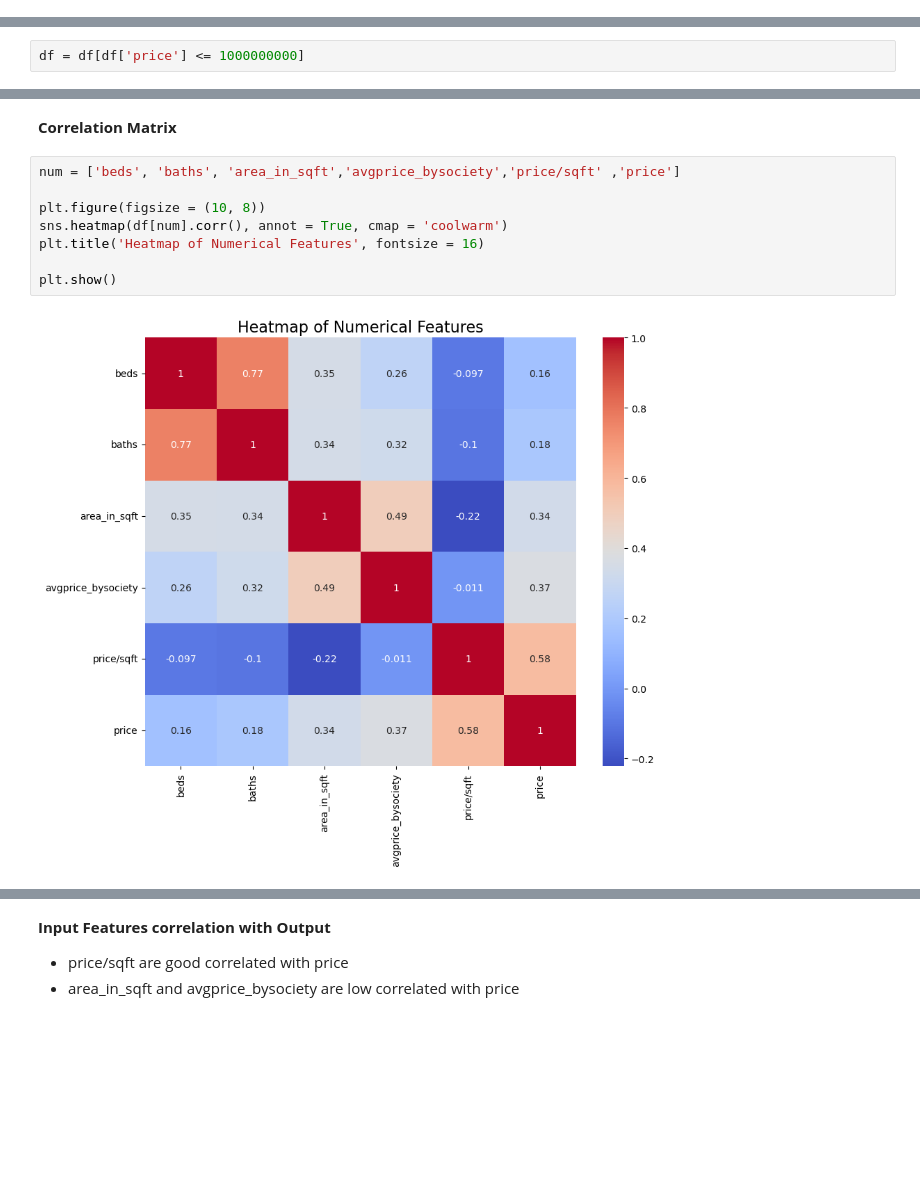
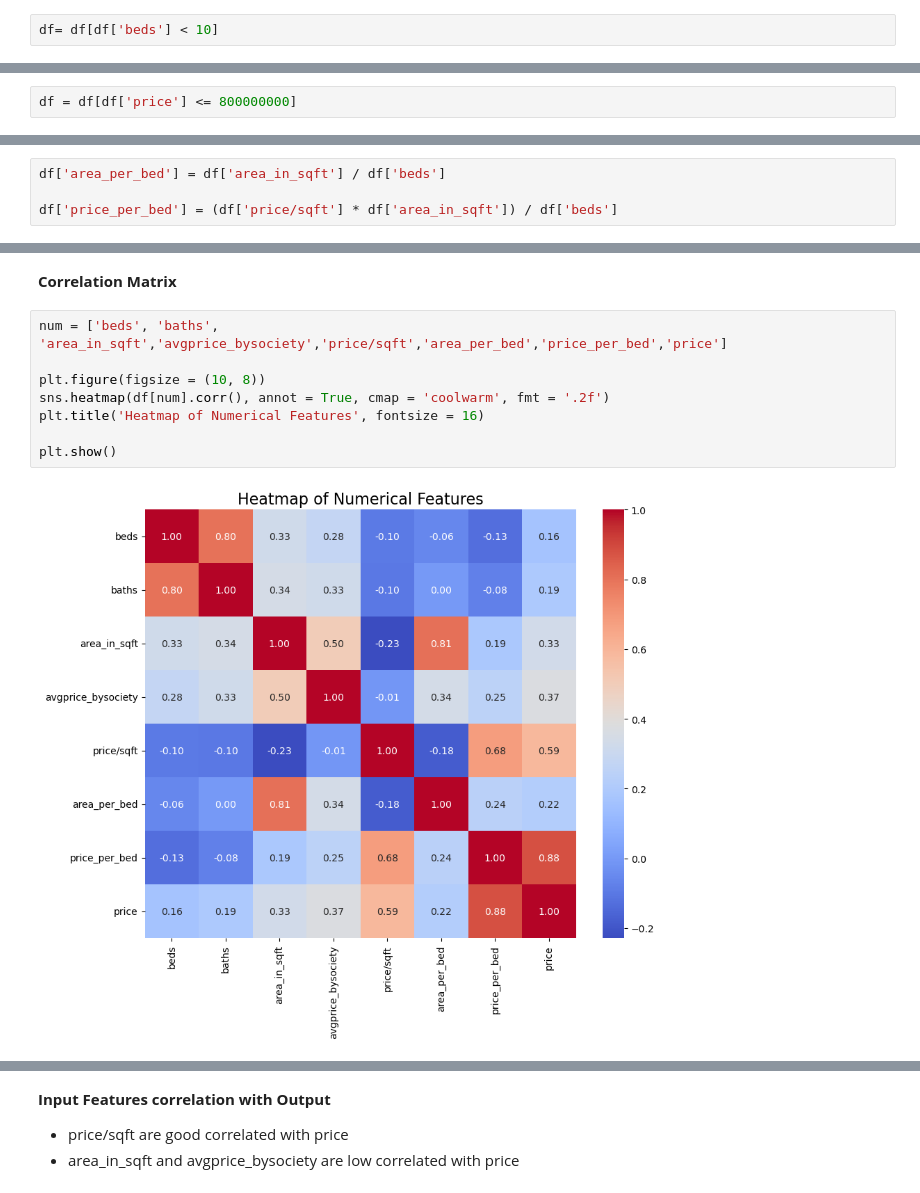
Before and after one commit to danisharain12/Price-Prediction-of-Karachi-Houses, a Jupyter notebook: Houses_Price_Prediction_of_Karachi.ipynb, the cells around one changed output, grey strips where cells are left out. Drawn from its saved outputs; the diff is of its cells as text; blank space fills up the shorter version.

```diff
--- a/Houses_Price_Prediction_of_Karachi.ipynb
+++ b/Houses_Price_Prediction_of_Karachi.ipynb
@@ -287,4 +275,4 @@ df = df[df['baths'] <= 8]
+# %%
+df= df[df['beds'] < 10]
 # %%
 df = df[df['area_in_sqft'] <= 36000]
-# %%
-df = df[df['price'] <= 1000000000]
@@ -307,3 +279,5 @@ df
+# %%
+df = df[df['price'] <= 800000000]
 # %% [markdown]
 ----------
 # %% [markdown]
@@ -467,17 +439,21 @@ df['price/sqft'] = df['price'] / df['area_in_sqft']
 Avg price by society tells us that which society is more expensive and which is less expensive.
 # %%
 df['avgprice_bysociety'] = df.groupby('society')['price'].transform('mean')
+# %%
+df['area_per_bed'] = df['area_in_sqft'] / df['beds']
+
+df['price_per_bed'] = (df['price/sqft'] * df['area_in_sqft']) / df['beds']
 # %% [markdown]
 -----------
 # %% [markdown]
 **Correlation Matrix**
 # %%
-num = ['beds', 'baths', 'area_in_sqft','avgprice_bysociety','price/sqft' ,'price']
+num = ['beds', 'baths', 'area_in_sqft','avgprice_bysociety','price/sqft','area_per_bed','price_per_bed','price']
 
 plt.figure(figsize = (10, 8))
-sns.heatmap(df[num].corr(), annot = True, cmap = 'coolwarm')
+sns.heatmap(df[num].corr(), annot = True, cmap = 'coolwarm', fmt = '.2f')
 plt.title('Heatmap of Numerical Features', fontsize = 16)
 
 plt.show()
 # %% [output]
-[figure, old version]
+[figure, new version]
```
Also changed, not shown: parts of 48 cells of this notebook.
